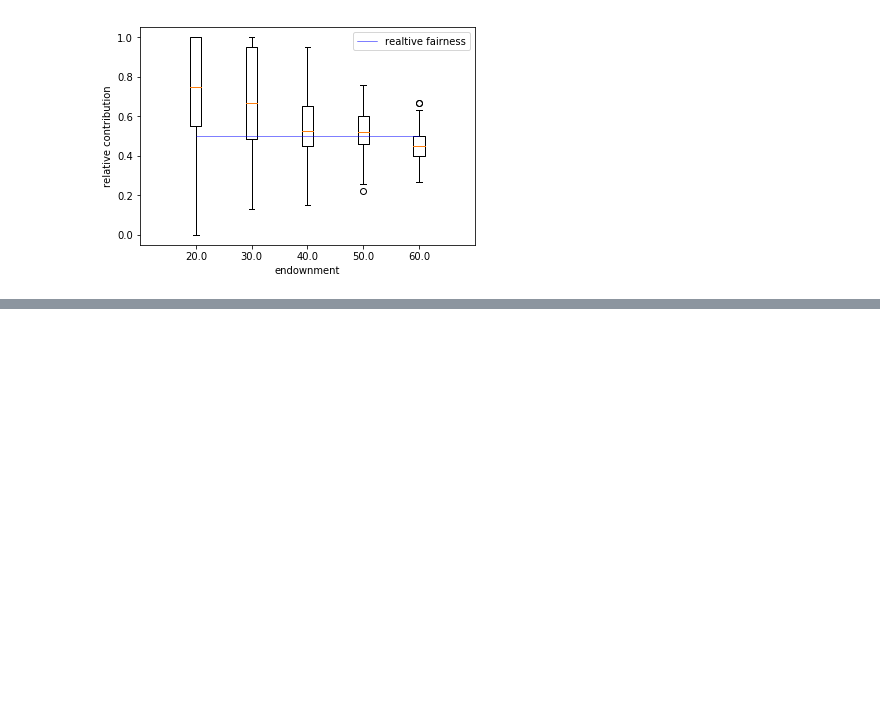
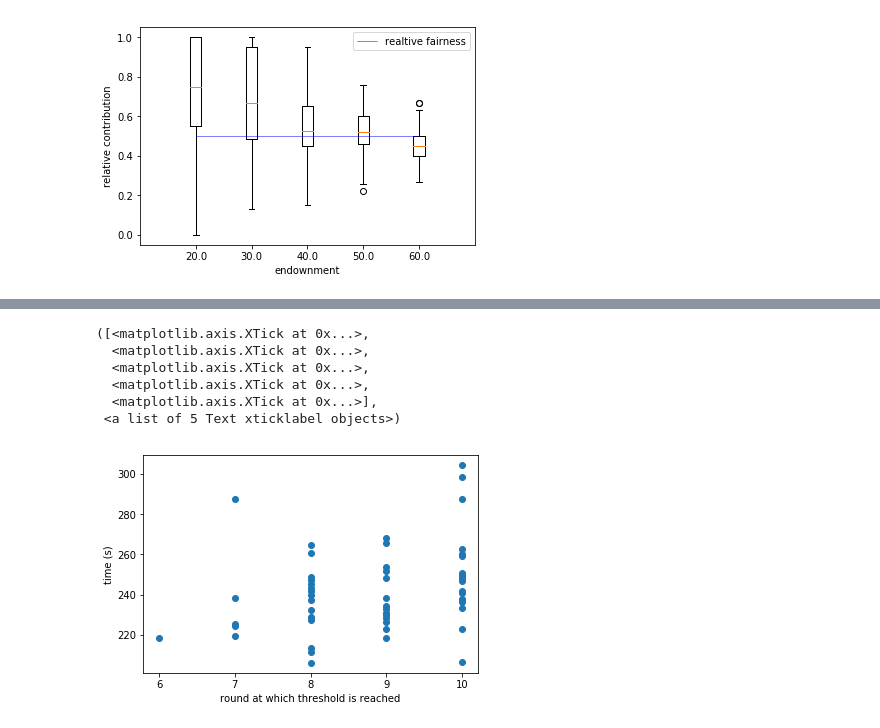
Before and after one commit to canigocallau/TFM, a Jupyter notebook: Climate game.ipynb, the cells around one changed output, grey strips where cells are left out. Saved outputs shown, nothing was run; the diff lists cells and outputs as text; code cells hidden in the pictures; blank space fills up the shorter version.

```diff
--- a/Climate game.ipynb
+++ b/Climate game.ipynb
@@ -108,0 +115,30 @@ plt.legend()
+# %%
+# correlation between time and round with threshold achieved
+t1=sessiondf["start_date"]
+t2=sessiondf["end_date"]
+mcs=t2.str[-6:].astype(int)-t1.str[-6:].astype(int)
+sec=t2.str[-9:-7].astype(int)-t1.str[-9:-7].astype(int)
+mnt=t2.str[-12:-10].astype(int)-t1.str[-12:-10].astype(int)
+hr=t2.str[-15:-13].astype(int)-t1.str[-15:-13].astype(int)
+sessiondf["time"]=3600*hr.astype(float)+60*mnt.astype(float)+sec.astype(float)+mcs.astype(float)/1000000.0
+counter=0
+thresholdround=[]
+for k in range(len(rounddf)):
+    pot1=rounddf.loc[k,"start_pot"]
+    pot2=rounddf.loc[k,"end_pot"]
+    if ((pot1*pot2<0)or((pot1*pot2==0)and(pot1>0 or pot2>0))):
+        thresholdround.append(rounddf.loc[k,"num_round"])
+        counter=counter+1
+thresholdround=pd.DataFrame(thresholdround)
+plt.scatter(thresholdround,sessiondf["time"])
+plt.xlabel("round at which threshold is reached")
+plt.ylabel("time (s)")
+plt.xticks([6,7,8,9,10])
+# %% [output]
+([<matplotlib.axis.XTick at 0x...>,
+  <matplotlib.axis.XTick at 0x...>,
+  <matplotlib.axis.XTick at 0x...>,
+  <matplotlib.axis.XTick at 0x...>,
+  <matplotlib.axis.XTick at 0x...>],
+ <a list of 5 Text xticklabel objects>)
+[figure, added]
```
Also changed, not shown: parts of 8 cells of this notebook.
